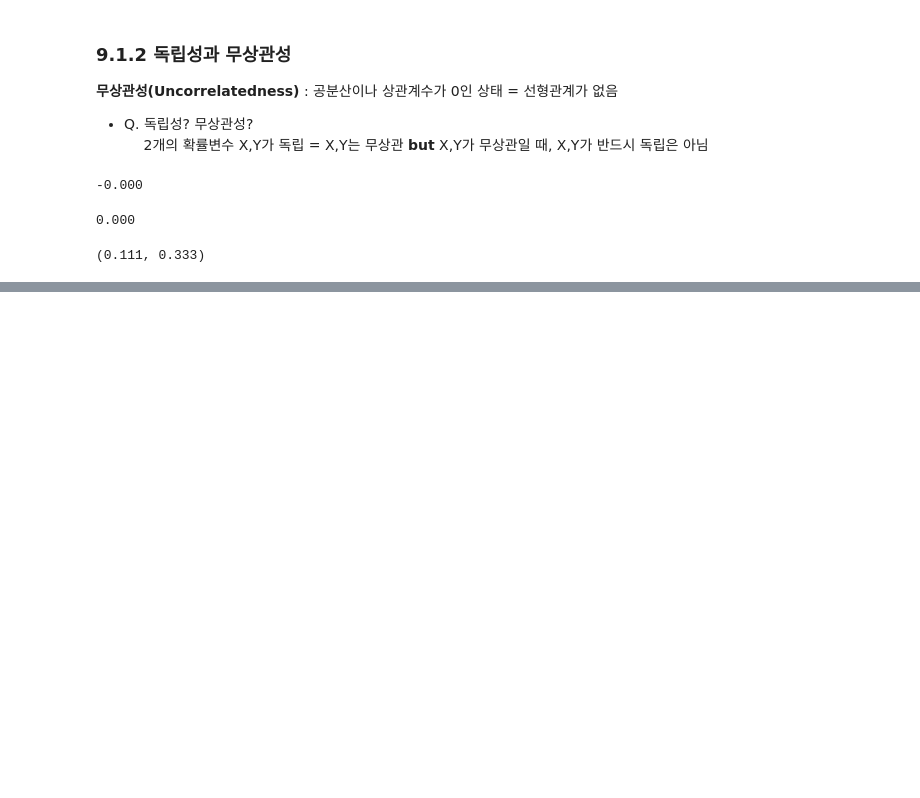
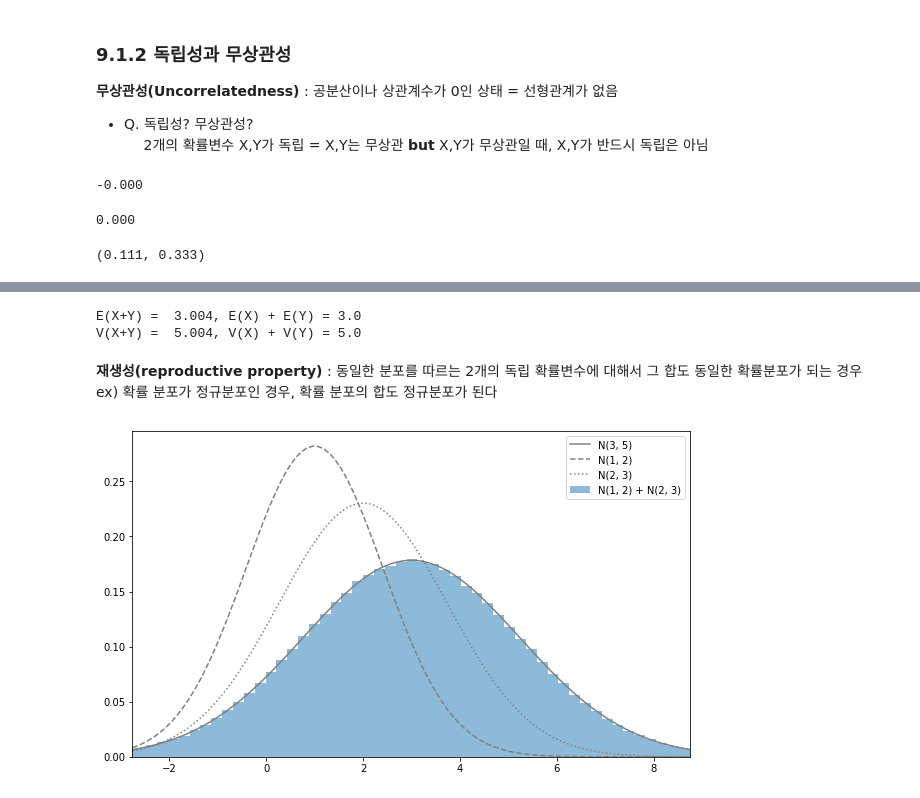
Before and after one commit to yunions/Statistics, a Jupyter notebook: Chap9_독립동일분포.ipynb, the cells around one changed output, grey strips where cells are left out. Drawn from its saved outputs; the diff is of its cells as text; code cells hidden in the pictures; blank space fills up the shorter version.

```diff
--- a/Chap9_독립동일분포.ipynb
+++ b/Chap9_독립동일분포.ipynb
@@ -83,0 +96,36 @@ f_X(0) * f_Y(0), f_XY(0, 0) #두 함수의 곱과 2차원 확률변수의 결과
+# %%
+rv1 = stats.norm(1, np.sqrt(2)) #정규분포 2개 생성 rv1 ~ N(1,√2), rv2 ~ N(2,√3)
+rv2 = stats.norm(2, np.sqrt(3))
+
+sample_size = int(1e6) #sample 생성
+X_sample = rv1.rvs(sample_size) #rv1의 분포를 기준으로 sample size만큼 랜덤표본 생성
+Y_sample = rv2.rvs(sample_size)
+
+sum_sample = X_sample + Y_sample #두 샘플의 합
+print(f'E(X+Y) = {np.mean(sum_sample) : .3f}, E(X) + E(Y) = {rv1.mean() + rv2.mean()}',
+      f'\nV(X+Y) = {np.var(sum_sample) : .3f}, V(X) + V(Y) = {rv1.var() + rv2.var()} \n') #이론에 가까운 값이 나옴을 확인 가능
+# %% [output]
+E(X+Y) =  3.004, E(X) + E(Y) = 3.0
+V(X+Y) =  5.004, V(X) + V(Y) = 5.0
+# %% [markdown]
+**재생성(reproductive property)**</br>
+: 동일한 분포를 따르는 2개의 독립 확률변수에 대해서 그 합도 동일한 확률분포가 되는 경우</br>
+ex) 확률 분포가 정규분포인 경우, 확률 분포의 합도 정규분포가 된다
+# %%
+fig = plt.figure(figsize=(10, 6))
+ax = fig.add_subplot(111)
+
+rv = stats.norm(3, np.sqrt(5)) # X+Y ~ N(3,√5)
+xs = np.linspace(rv.isf(0.995), rv.isf(0.005), 100) #rv가 99.5%와 0.5%가 되는 x값 사이에서 총 100개의 랜덤 x 값 생성
+
+ax.hist(sum_sample, bins=100, density=True,
+        alpha=0.5, label='N(1, 2) + N(2, 3)')
+ax.plot(xs, rv.pdf(xs), label='N(3, 5)', color='gray') #xs값을 기준으로 rv의 확률밀도 함수 생성
+ax.plot(xs, rv1.pdf(xs), label='N(1, 2)', ls='--', color='gray')
+ax.plot(xs, rv2.pdf(xs), label='N(2, 3)', ls=':', color='gray' )
+
+ax.legend()
+ax.set_xlim(rv.isf(0.995), rv.isf(0.005))
+plt.show()
+# %% [output]
+[figure, added]
```
Also changed, not shown: parts of 22 cells of this notebook.
